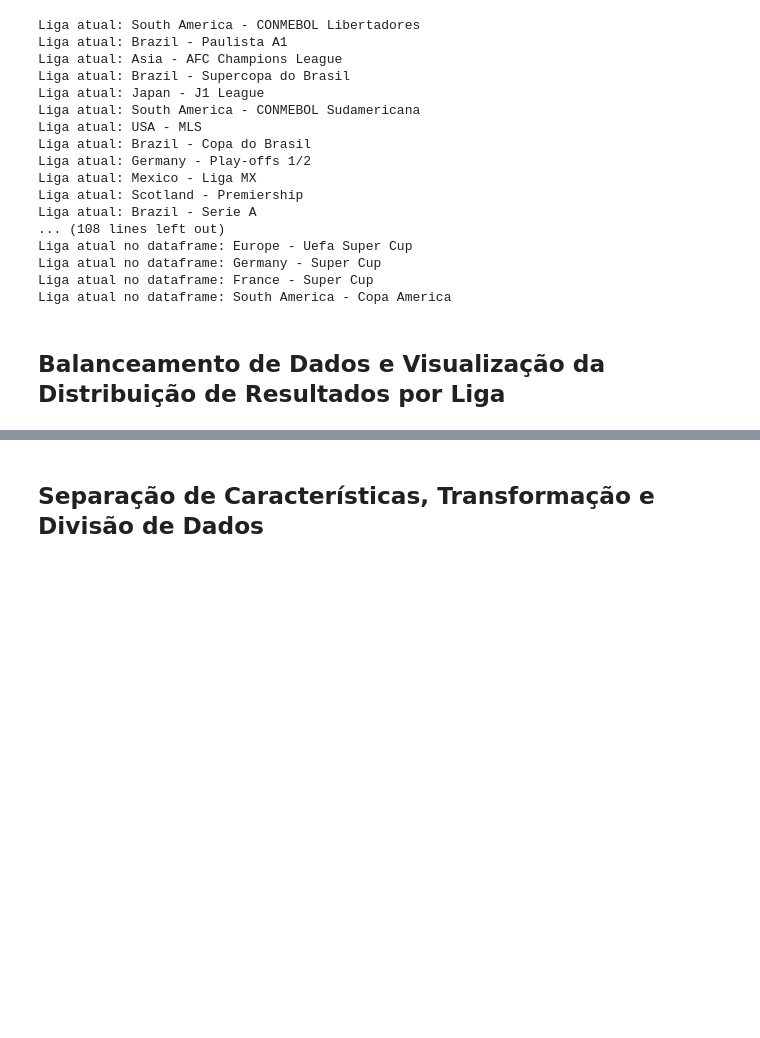
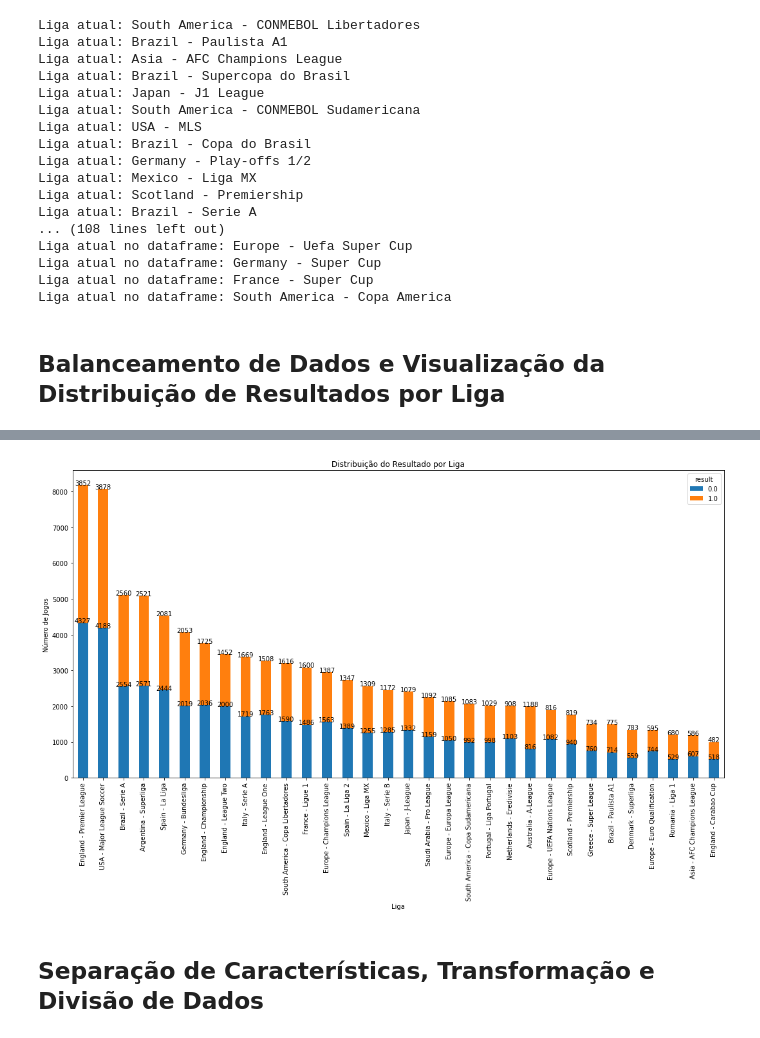
Before and after one commit to nathancarlos22/eo-fut-live, a Jupyter notebook: src/nc-model-pred-live.ipynb, the cells around one changed output, grey strips where cells are left out. Drawn from its saved outputs; the diff is of its cells as text; code cells hidden in the pictures; blank space fills up the shorter version.

```diff
--- a/src/nc-model-pred-live.ipynb
+++ b/src/nc-model-pred-live.ipynb
@@ -340,0 +276,73 @@ Name: league, dtype: int64
+# %%
+def filter_leagues(df, league_col, matches, min_matches=100):
+    """Filtra ligas com base no número de partidas e na diversidade de resultados."""
+    # Contando o número de jogos por liga
+    league_game_counts = df.groupby(league_col)[matches].nunique()
+
+    # Filtrando as ligas com pelo menos 100 jogos
+    leagues_filtered = league_game_counts[league_game_counts >= min_matches].index
+
+    # Filtrando o dataframe para incluir apenas as ligas selecionadas
+    filtered_data = df[df[league_col].isin(leagues_filtered)]
+
+
+    return filtered_data
+
+def balance_data(df, result_col='result'):
+    result_counts = df[result_col].value_counts()
+
+    # Balanceando a coluna 'result' - escolhendo o menor número de instâncias entre 0 e 1
+    min_count = result_counts.min()
+
+    # Amostrando aleatoriamente linhas para cada valor de 'result'
+    balanced_data = pd.concat([
+        df[df[result_col] == 0].sample(min_count, random_state=42),
+        df[df[result_col] == 1].sample(min_count, random_state=42)
+    ])
+
+    return balanced_data
+
+# Aplicando as funções ao DataFrame original
+print("Contando partidas por time...")
+total_matches_per_team = len(df['match_id'].unique())
+print("Total de partidas:", total_matches_per_team)
+
+print("\nBalanceando dados...")
+balanced_data = balance_data(df, 'result')
+df = balanced_data
+print("Dados balanceados:\n")
+print(df['result'].value_counts())
+
+print("\nFiltrando dados de ligas...")
+filtered_data = filter_leagues(df, 'league', 'match_id')
+print("Dados filtrados:\n")
+print(filtered_data['league'].value_counts())
+df = filtered_data
+
+df.drop_duplicates(keep='last', inplace=True)
+df.dropna(inplace=True)
+
+league_distribution = df.groupby(['league', 'result']).size().unstack()
+sorted_leagues = league_distribution.sum(axis=1).sort_values(ascending=False).head(100).index
+
+print("Contando partidas depois dos filtros...")
+total_matches_per_team = len(df['match_id'].unique())
+print("Total de partidas:", total_matches_per_team)
+
+plt.figure(figsize=(15, 10))
+ax = league_distribution.loc[sorted_leagues].plot(kind='bar', stacked=True, ax=plt.gca())
+plt.title('Distribuição do Resultado por Liga')
+plt.ylabel('Número de Jogos')
+plt.xlabel('Liga')
+plt.tight_layout()
+plt.xticks(rotation=90)
+
+# Iterando sobre as barras e adicionando anotações
+for p in ax.patches:
+    width = p.get_width()
+    height = p.get_height()
+    x, y = p.get_xy()
+    ax.annotate(f'{height:.0f}', (x + width/2, y + height), ha='center')
+
+plt.show()
+# %% [output]
@@ -341,3 +366,4 @@ Name: league, dtype: int64
+[figure, added]
 # %% [markdown]
 ## Separação de Características, Transformação e Divisão de Dados
 # %%
```
Also changed, not shown: parts of 21 cells of this notebook, 6 other files.
